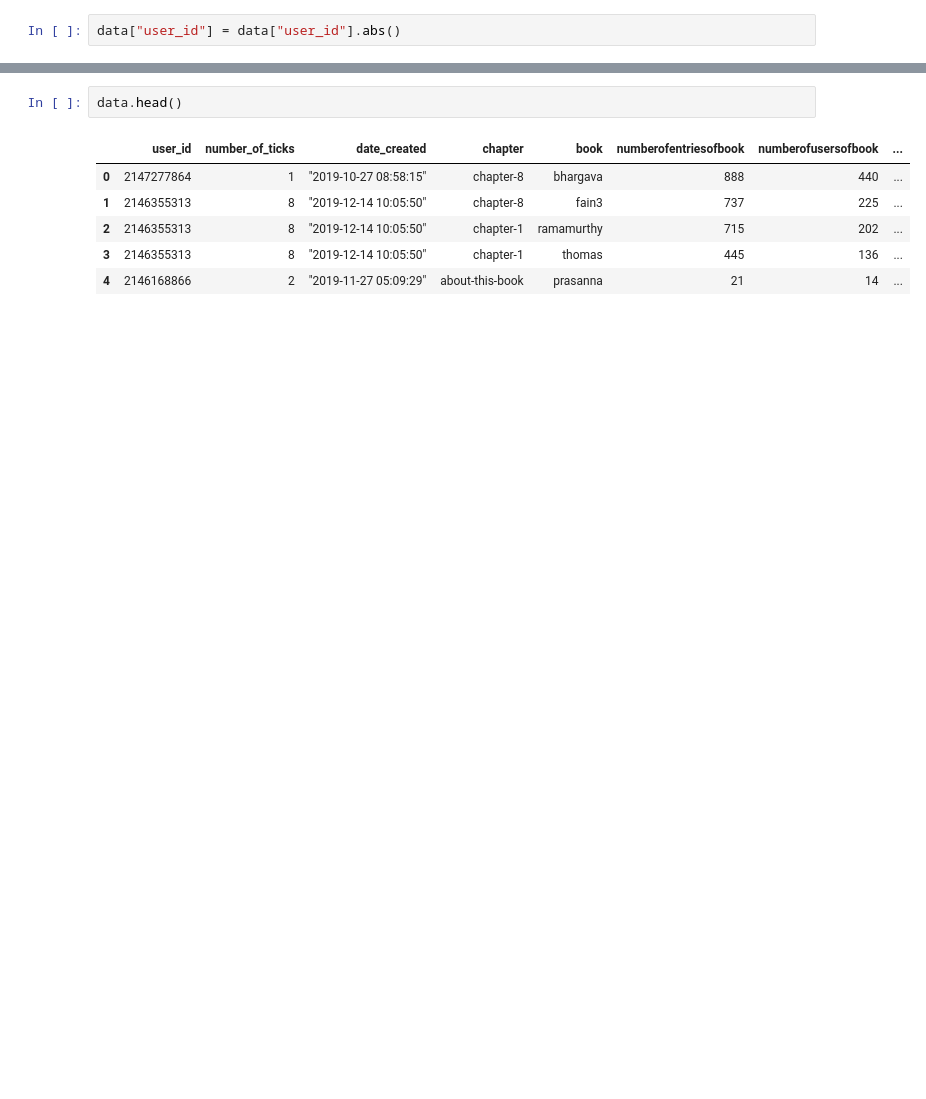
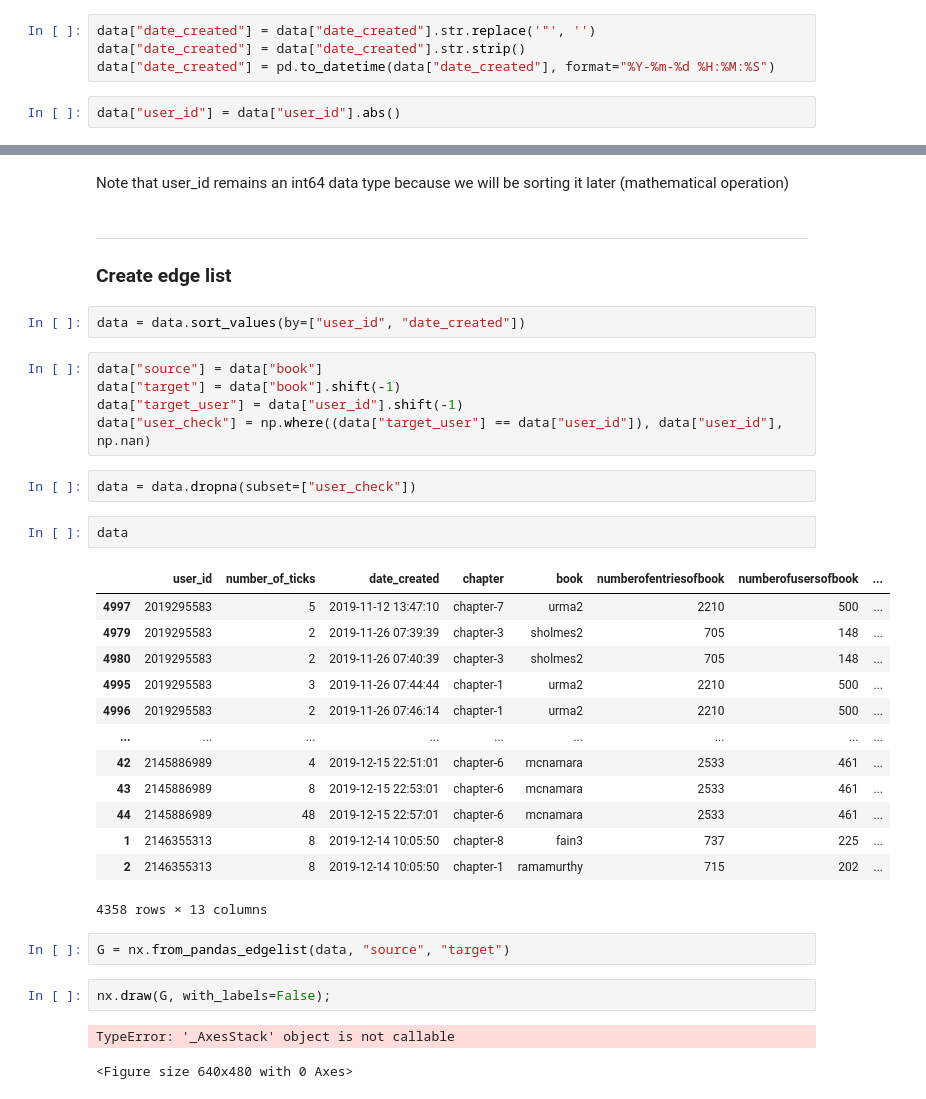
Before and after one commit to amina-safdar/book_recommender, a Jupyter notebook: notebooks/build_network_diagram.ipynb, the cells around one changed output, grey strips where cells are left out. Saved outputs shown, nothing was run; the diff lists cells and outputs as text; blank space fills up the shorter version.

```diff
--- a/notebooks/build_network_diagram.ipynb
+++ b/notebooks/build_network_diagram.ipynb
@@ -79,2 +104,6 @@ Name: user_owns_book, dtype: int64
+# %%
+data["date_created"] = data["date_created"].str.replace('"', '')
+data["date_created"] = data["date_created"].str.strip()
+data["date_created"] = pd.to_datetime(data["date_created"], format="%Y-%m-%d %H:%M:%S")
 # %%
 data["user_id"] = data["user_id"].abs()
@@ -83,9 +110,39 @@ Positive user_ids
+# %% [markdown]
+Note that user_id remains an int64 data type because we will be sorting it later (mathematical operation)
+# %% [markdown]
+
+---
+
+### Create edge list
+# %%
+data = data.sort_values(by=["user_id", "date_created"])
+# %%
+data["source"] = data["book"]
+data["target"] = data["book"].shift(-1)
+data["target_user"] = data["user_id"].shift(-1)
+data["user_check"] = np.where((data["target_user"] == data["user_id"]), data["user_id"], np.nan)
+# %%
+data = data.dropna(subset=["user_check"])
 # %%
-data.head()
+data
 # %% [output]
 |  | user_id | number_of_ticks | date_created | chapter | book | numberofentriesofbook | numberofusersofbook | ... |
-| 0 | 2147277864 | 1 | "2019-10-27 08:58:15" | chapter-8 | bhargava | 888 | 440 | ... |
-| 1 | 2146355313 | 8 | "2019-12-14 10:05:50" | chapter-8 | fain3 | 737 | 225 | ... |
-| 2 | 2146355313 | 8 | "2019-12-14 10:05:50" | chapter-1 | ramamurthy | 715 | 202 | ... |
-| 3 | 2146355313 | 8 | "2019-12-14 10:05:50" | chapter-1 | thomas | 445 | 136 | ... |
-| 4 | 2146168866 | 2 | "2019-11-27 05:09:29" | about-this-book | prasanna | 21 | 14 | ... |
+| 4997 | 2019295583 | 5 | 2019-11-12 13:47:10 | chapter-7 | urma2 | 2210 | 500 | ... |
+| 4979 | 2019295583 | 2 | 2019-11-26 07:39:39 | chapter-3 | sholmes2 | 705 | 148 | ... |
+| 4980 | 2019295583 | 2 | 2019-11-26 07:40:39 | chapter-3 | sholmes2 | 705 | 148 | ... |
+| 4995 | 2019295583 | 3 | 2019-11-26 07:44:44 | chapter-1 | urma2 | 2210 | 500 | ... |
+| 4996 | 2019295583 | 2 | 2019-11-26 07:46:14 | chapter-1 | urma2 | 2210 | 500 | ... |
+| ... | ... | ... | ... | ... | ... | ... | ... | ... |
+| 42 | 2145886989 | 4 | 2019-12-15 22:51:01 | chapter-6 | mcnamara | 2533 | 461 | ... |
+| 43 | 2145886989 | 8 | 2019-12-15 22:53:01 | chapter-6 | mcnamara | 2533 | 461 | ... |
+| 44 | 2145886989 | 48 | 2019-12-15 22:57:01 | chapter-6 | mcnamara | 2533 | 461 | ... |
+| 1 | 2146355313 | 8 | 2019-12-14 10:05:50 | chapter-8 | fain3 | 737 | 225 | ... |
+| 2 | 2146355313 | 8 | 2019-12-14 10:05:50 | chapter-1 | ramamurthy | 715 | 202 | ... |
+4358 rows × 13 columns
+# %%
+G = nx.from_pandas_edgelist(data, "source", "target")
+# %%
+nx.draw(G, with_labels=False);
+# %% [output]
+TypeError: '_AxesStack' object is not callable
+<Figure size 640x480 with 0 Axes>
```
Also changed, not shown: parts of 10 cells of this notebook.
